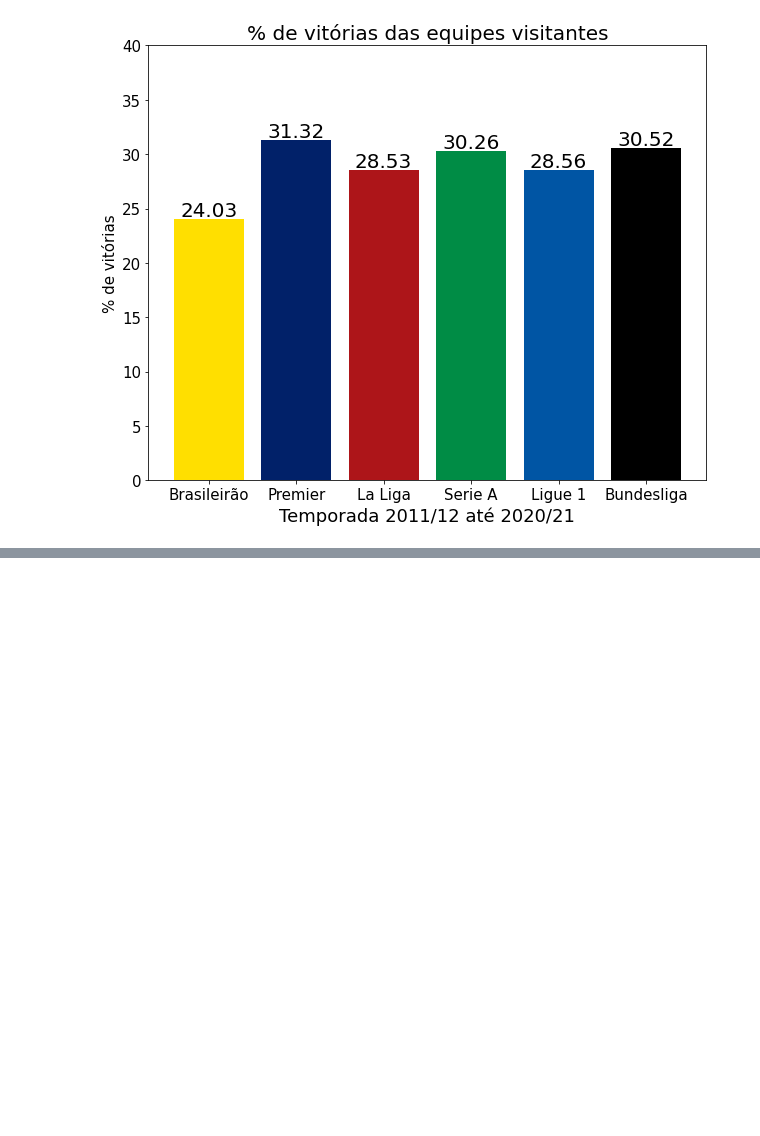
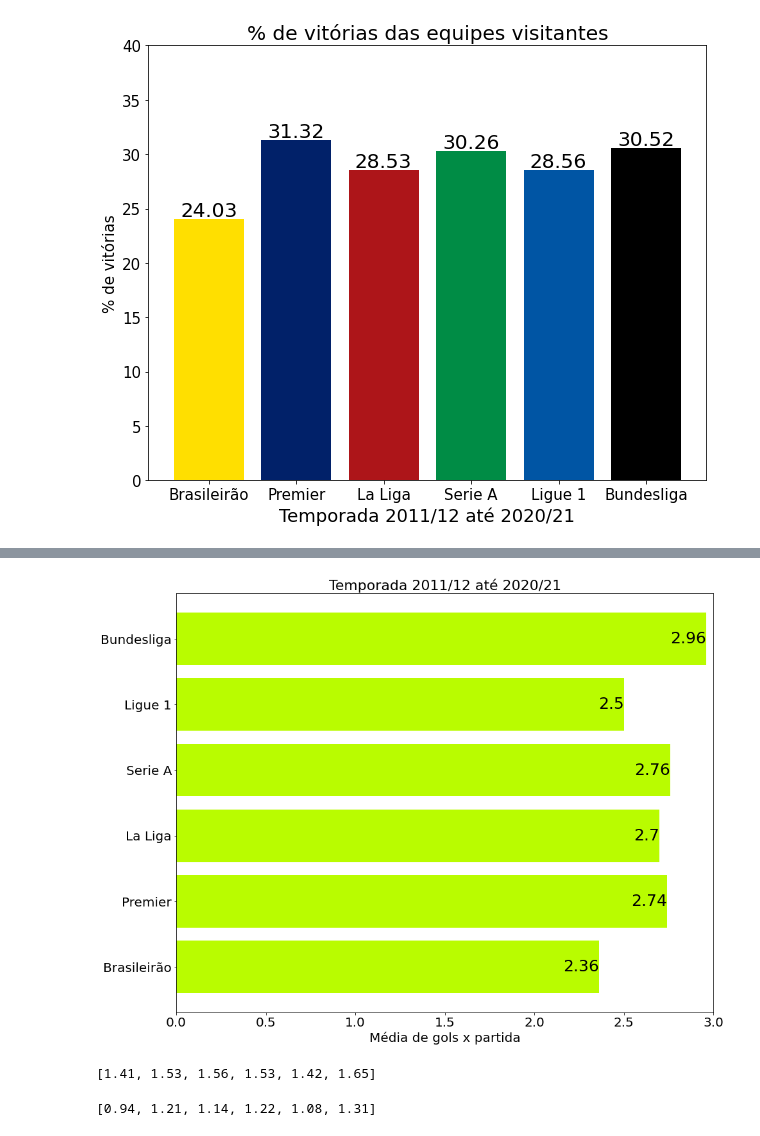
Before and after one commit to cientistadados93/SoccerStudies, a Jupyter notebook: SoccerStudyOne.ipynb, the cells around one changed output, grey strips where cells are left out. Cells and saved outputs as stored; diff of their text form; code cells hidden in the pictures; blank space fills up the shorter version.

```diff
--- a/SoccerStudyOne.ipynb
+++ b/SoccerStudyOne.ipynb
@@ -215,0 +227,51 @@ plt.show()
+# %%
+x = goals_mean
+
+
+plt.figure(figsize=(15,12))
+plot = plt.barh(y,x, color='#b9fc00')
+
+for pY,pX in enumerate(goals_mean):
+  plt.annotate(pX, xy=(pX,pY),fontsize=25, ha ='right', va = 'center')
+
+plt.title('Temporada 2011/12 até 2020/21', fontsize='22')
+plt.yticks(size='20')
+plt.xticks(size='20')
+plt.xlim(0,3)
+plt.xlabel('Média de gols x partida', size='20')
+plt.savefig("/content/drive/MyDrive/Images/totalgoalspermatch.jpeg")
+plt.show()
+# %% [output]
+[figure, added]
+# %%
+gHomeBrazil = pd.DataFrame(brazilA.HG)
+gHomePremier = pd.DataFrame(premier.FTHG)
+gHomeLaliga = pd.DataFrame(laliga.FTHG)
+gHomeSerieA = pd.DataFrame(serieA.FTHG)
+gHomeLigue1 = pd.DataFrame(ligue1.FTHG)
+gHomeBundesliga = pd.DataFrame(bundesliga.FTHG)
+
+gHomeTotals =[int(gHomeBrazil.sum()), int(gHomePremier.sum()), int(gHomeLaliga.sum()),int(gHomeSerieA.sum()), int(gHomeLigue1.sum()), int(gHomeBundesliga.sum())]
+
+gHome_mean = [(float(gHomeTotals[0])/(3800)), (float(gHomeTotals[1])/(3800)), (float(gHomeTotals[2])/(3800)), (float(gHomeTotals[3])/(3800)), (float(gHomeTotals[4])/(3800)), (float(gHomeTotals[5])/(3060))]
+gHome_mean = [float('{:.2f}'.format(gHome_mean[0])), float('{:.2f}'.format(gHome_mean[1])), float('{:.2f}'.format(gHome_mean[2])), float('{:.2f}'.format(gHome_mean[3])), float('{:.2f}'.format(gHome_mean[4])), float('{:.2f}'.format(gHome_mean[5])) ]
+
+print(gHome_mean)
+# %% [output]
+[1.41, 1.53, 1.56, 1.53, 1.42, 1.65]
+# %%
+gAwayBrazil = pd.DataFrame(brazilA.AG)
+gAwayPremier = pd.DataFrame(premier.FTAG)
+gAwayLaliga = pd.DataFrame(laliga.FTAG)
+gAwaySerieA = pd.DataFrame(serieA.FTAG)
+gAwayLigue1 = pd.DataFrame(ligue1.FTAG)
+gAwayBundesliga = pd.DataFrame(bundesliga.FTAG)
+
+gAwayTotals =[int(gAwayBrazil.sum()), int(gAwayPremier.sum()), int(gAwayLaliga.sum()),int(gAwaySerieA.sum()), int(gAwayLigue1.sum()), int(gAwayBundesliga.sum())]
+
+gAway_mean = [(float(gAwayTotals[0])/(3800)), (float(gAwayTotals[1])/(3800)), (float(gAwayTotals[2])/(3800)), (float(gAwayTotals[3])/(3800)), (float(gAwayTotals[4])/(3800)), (float(gAwayTotals[5])/(3060))]
+gAway_mean = [float('{:.2f}'.format(gAway_mean[0])), float('{:.2f}'.format(gAway_mean[1])), float('{:.2f}'.format(gAway_mean[2])), float('{:.2f}'.format(gAway_mean[3])), float('{:.2f}'.format(gAway_mean[4])), float('{:.2f}'.format(gAway_mean[5])) ]
+
+print(gAway_mean)
+# %% [output]
+[0.94, 1.21, 1.14, 1.22, 1.08, 1.31]
```
Also changed, not shown: parts of 11 cells of this notebook.
